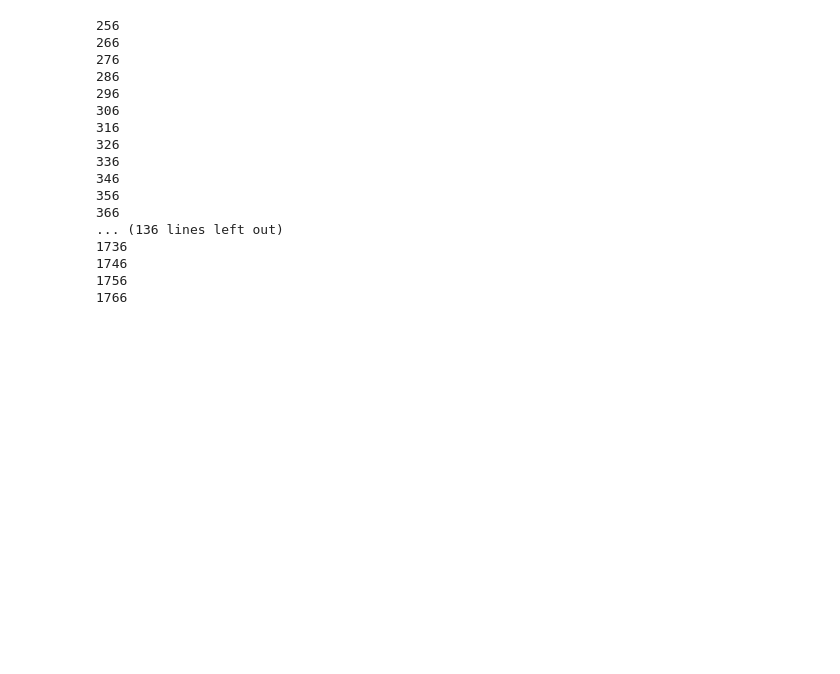
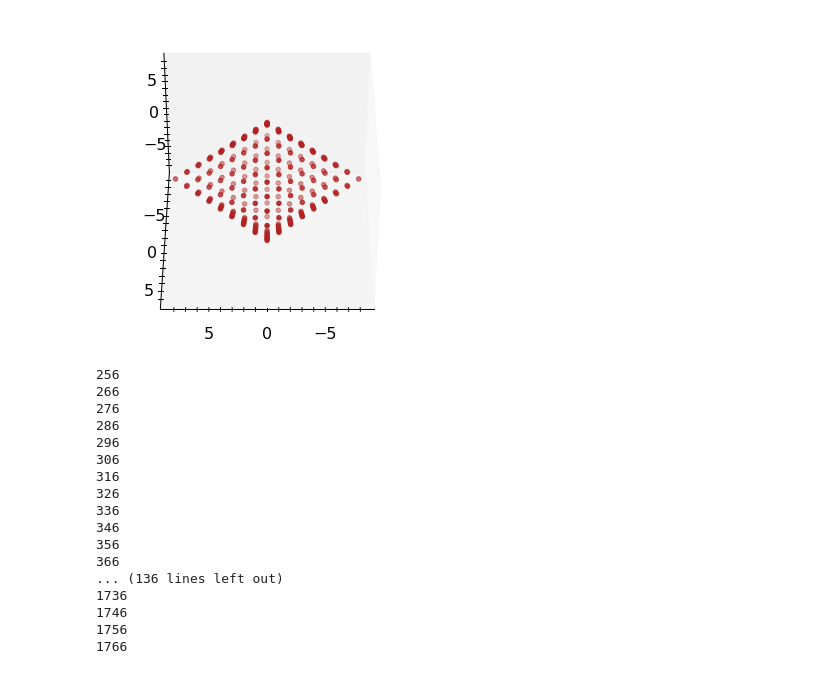
Before and after one commit to djrolfes/bachelor_thesis, a Jupyter notebook: tests2.ipynb, the cells around one changed output. Cells and saved outputs as stored; diff of their text form; code cells hidden in the pictures; blank space fills up the shorter version.

```diff
--- a/tests2.ipynb
+++ b/tests2.ipynb
@@ -15,6 +15,21 @@ import pathlib
 Start = 256
 End = 1770
 N = 20
+# %%
+points = gen_all_points(5, k= 3)
+points_nN = gen_all_points_no_normalisation(8, k= 3)
+
+fig, ax = plt.subplots(subplot_kw={"projection": "3d"})
+#ax.scatter(points.T[0],points.T[1],points.T[2])
+ax.scatter(points_nN.T[0],points_nN.T[1],points_nN.T[2], marker="o", color = "firebrick")
+ax.grid(False)
+#ax.set_xticks([])
+#ax.set_yticks([])
+#ax.set_zticks([])
+
+ax.view_init(elev=40, azim=90)
+# %% [output]
+[figure, added]
 # %%
 #num_of_points = np.geomspace(Start, End, N,endpoint= True, dtype=int)
 num_of_points = np.arange(Start, End, dtype=int)
```
Also changed, not shown: parts of 1 cell of this notebook, 1 other file.
